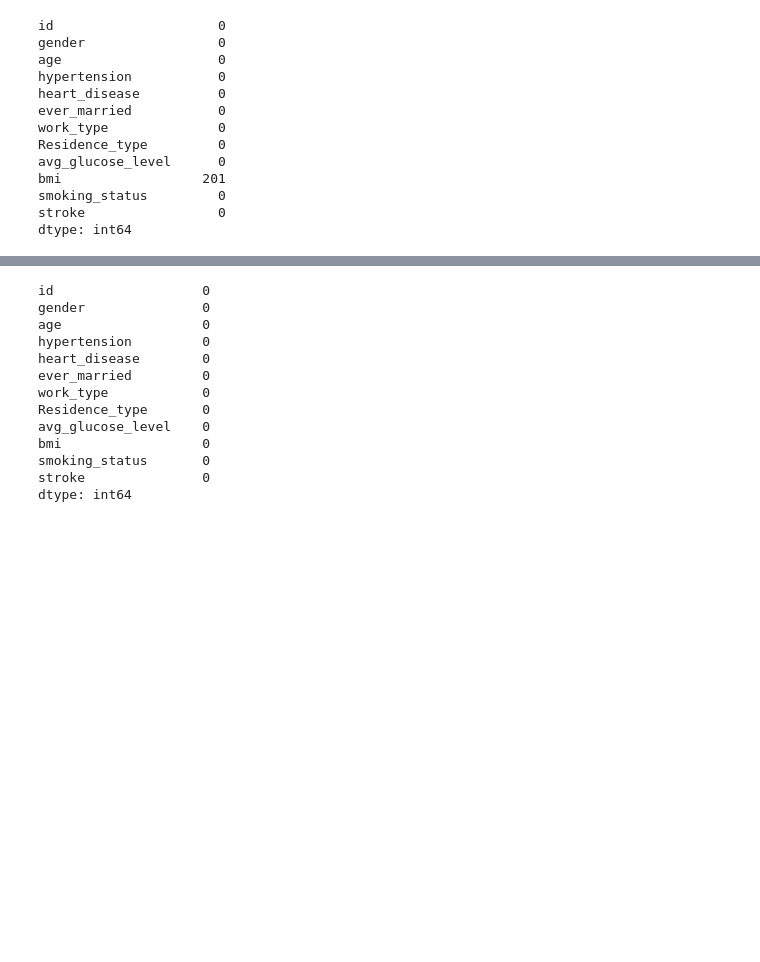
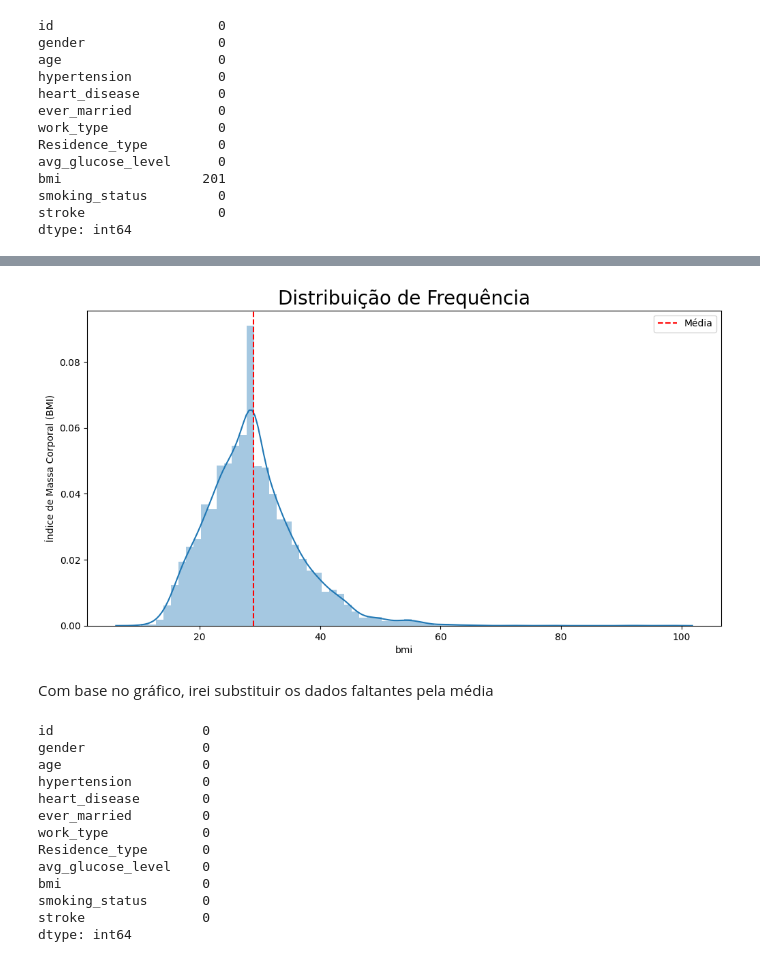
Before and after one commit to Leo-alves2/Acidente_Vascular-Cerebral, a Jupyter notebook: Analise.ipynb, the cells around one changed output, grey strips where cells are left out. Cells and saved outputs as stored; diff of their text form; code cells hidden in the pictures; blank space fills up the shorter version.

```diff
--- a/Analise.ipynb
+++ b/Analise.ipynb
@@ -283,0 +322,34 @@ df.dropna(inplace= True)
+# %%
+# Vamos verificar a distribuição da variável
+
+ax = sns.distplot(df['bmi'], bins=70)
+
+# Configurando tamanho da figura
+
+ax.figure.set_size_inches(12, 6)
+
+# Adicionar o título do gráfico
+
+ax.set_title('Distribuição de Frequência', fontsize=20)
+
+# Adicionar o nome na eixo Y
+
+ax.set_ylabel('Índice de Massa Corporal (BMI)')
+
+# Cálculo da média
+
+media = df['bmi'].mean()
+
+# Plotar a linha
+
+ax.axvline(media, color= 'red', linestyle= '--', label= 'Média')
+
+# Adicionar legenda
+
+ax.legend()
+
+plt.show()
+# %% [output]
+[figure, added]
+# %% [markdown]
+Com base no gráfico, irei substituir os dados faltantes pela média
```
Also changed, not shown: parts of 139 cells of this notebook.
